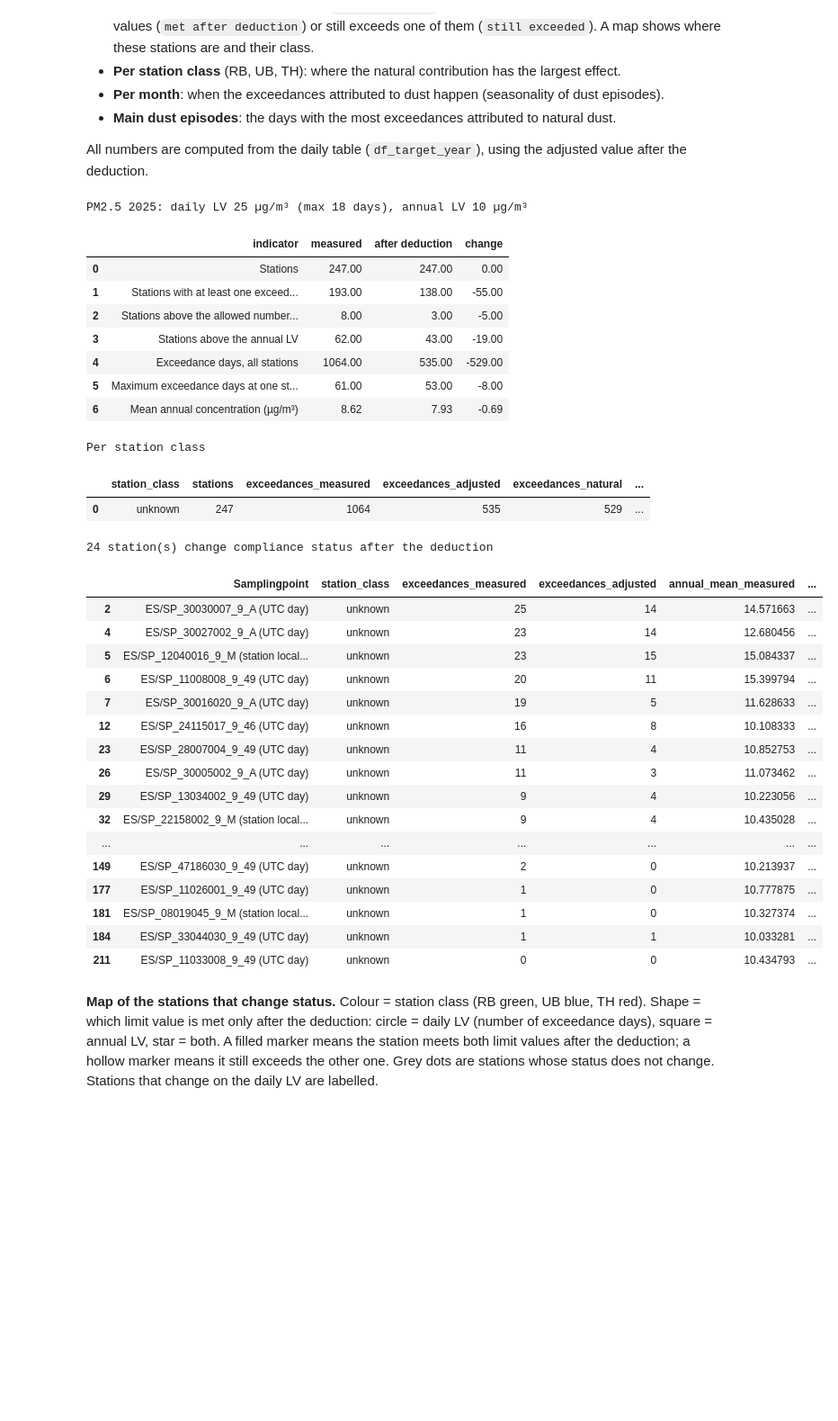
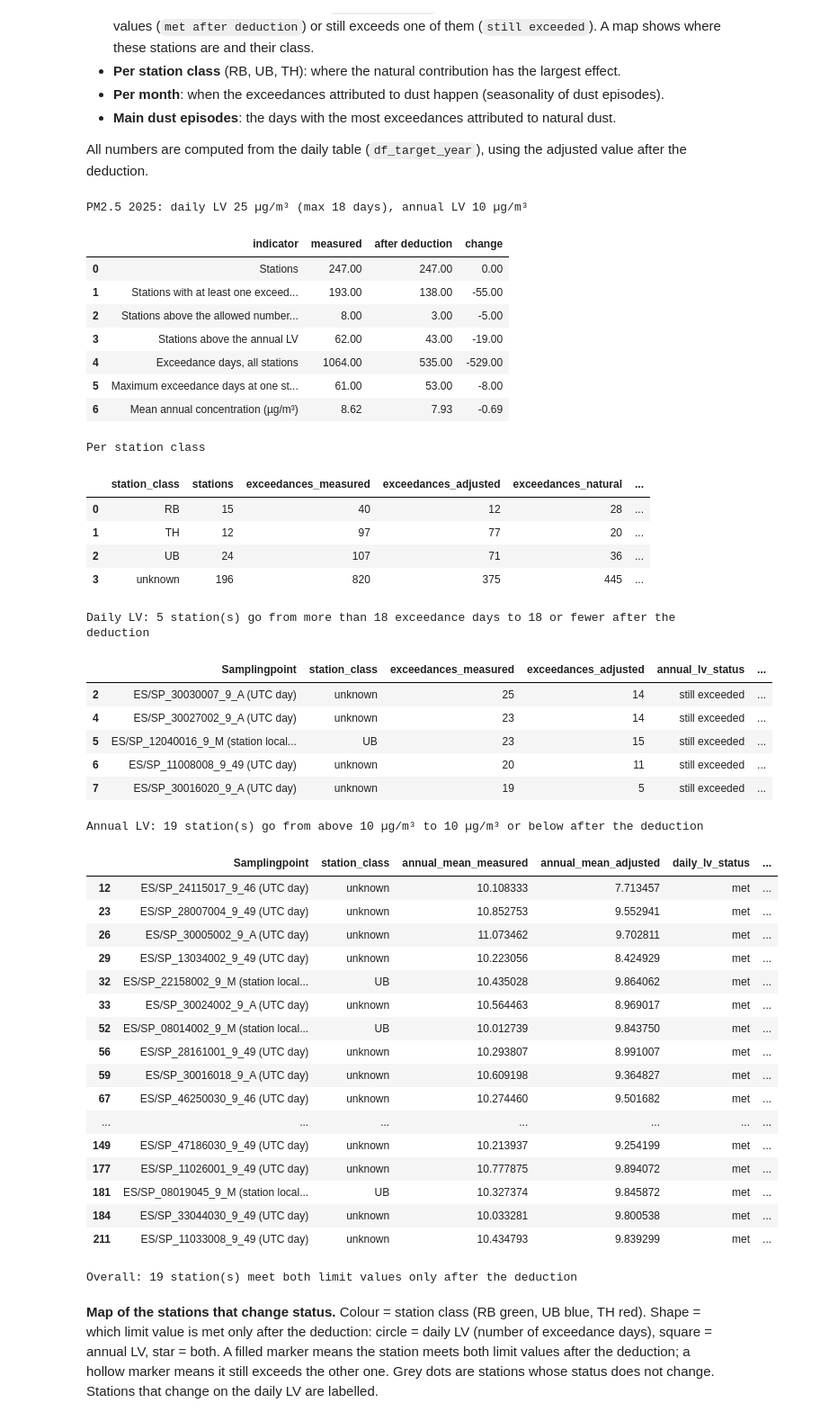
Before and after one commit to rgaratac/dust_tool_test, a Jupyter notebook: Dust_deduction_tool_full copy.ipynb, the cells around one changed output. Shown at 90% size. Cells and saved outputs as stored; diff of their text form; code cells hidden in the pictures; blank space fills up the shorter version.

```diff
--- a/Dust_deduction_tool_full copy.ipynb
+++ b/Dust_deduction_tool_full copy.ipynb
@@ -2278,9 +2278,10 @@ REPORT_COUNTRIES          = Countries   # e.g. ['ES']
 report_daily = df_target_year[
     df_target_year['Samplingpoint'].astype(str).str.startswith(tuple(c + '/' for c in REPORT_COUNTRIES))
 ]
-# Station class (RB/UB/TH) and coordinates come from the pairing table of section 7.
-if 'station_pairing' in globals():
-    report_daily = er.add_station_info(report_daily, station_pairing)
+# Class and coordinates from DataExtract.csv for every station, not only those in the pairing table
+# (with COMBINE_HOURLY_DAILY_FOR_VIZ the report also holds stations of the other resolution).
+report_station_info = pr.build_station_table(pairing_metadata, pollutant=POLLUTANT, countries=REPORT_COUNTRIES)
+report_daily = er.add_station_info(report_daily, report_station_info)
 report_stations = er.station_compliance(
     report_daily,
     daily_limit=POLLUTANT_daily_threshold,
@@ -2293,55 +2294,69 @@ report_changes = report_stations[report_stations['status_change'] != '']
 
 print(f'{POLLUTANT} {YEAR}: daily LV {POLLUTANT_daily_threshold} µg/m³ (max {ALLOWED_DAILY_EXCEEDANCES} days), '
       f'annual LV {POLLUTANT_annual_threshold} µg/m³')
+n_unknown_class = int((report_stations['station_class'] == 'unknown').sum())
+if n_unknown_class:
+    print(f'{n_unknown_class} station(s) not found in DataExtract.csv or with an unknown area/type.')
 display(report_summary)
 print('Per station class')
 display(report_classes)
 
 daily_changes = report_stations[report_stations['daily_lv_status'] == 'met after deduction']
 print(f'\nDaily LV: {len(daily_changes)} station(s) go from more than {ALLOWED_DAILY_EXCEEDANCES} '
       f'exceedance days to {ALLOWED_DAILY_EXCEEDANCES} or fewer after the deduction')
 display(daily_changes[['Samplingpoint', 'station_class', 'exceedances_measured', 'exceedances_adjusted',
                        'annual_lv_status', 'overall_status']])
 
 annual_changes = report_stations[report_stations['annual_lv_status'] == 'met after deduction']
 print(f'\nAnnual LV: {len(annual_changes)} station(s) go from above {POLLUTANT_annual_threshold} µg/m³ '
       f'to {POLLUTANT_annual_threshold} µg/m³ or below after the deduction')
 display(annual_changes[['Samplingpoint', 'station_class', 'annual_mean_measured', 'annual_mean_adjusted',
                         'daily_lv_status', 'overall_status']])
 
 n_compliant = int((report_stations['overall_status'] == 'met after deduction').sum())
 print(f'\nOverall: {n_compliant} station(s) meet both limit values only after the deduction')
 # %% [output]
 PM2.5 2025: daily LV 25 µg/m³ (max 18 days), annual LV 10 µg/m³
 |  | indicator | measured | after deduction | change |
 | 0 | Stations | 247.00 | 247.00 | 0.00 |
 | 1 | Stations with at least one exceed... | 193.00 | 138.00 | -55.00 |
 | 2 | Stations above the allowed number... | 8.00 | 3.00 | -5.00 |
 | 3 | Stations above the annual LV | 62.00 | 43.00 | -19.00 |
 | 4 | Exceedance days, all stations | 1064.00 | 535.00 | -529.00 |
 | 5 | Maximum exceedance days at one st... | 61.00 | 53.00 | -8.00 |
 | 6 | Mean annual concentration (µg/m³) | 8.62 | 7.93 | -0.69 |
 Per station class
 |  | station_class | stations | exceedances_measured | exceedances_adjusted | exceedances_natural | ... |
-| 0 | unknown | 247 | 1064 | 535 | 529 | ... |
+| 0 | RB | 15 | 40 | 12 | 28 | ... |
+| 1 | TH | 12 | 97 | 77 | 20 | ... |
+| 2 | UB | 24 | 107 | 71 | 36 | ... |
+| 3 | unknown | 196 | 820 | 375 | 445 | ... |
-24 station(s) change compliance status after the deduction
+Daily LV: 5 station(s) go from more than 18 exceedance days to 18 or fewer after the deduction
-|  | Samplingpoint | station_class | exceedances_measured | exceedances_adjusted | annual_mean_measured | ... |
-| 2 | ES/SP_30030007_9_A (UTC day) | unknown | 25 | 14 | 14.571663 | ... |
-| 4 | ES/SP_30027002_9_A (UTC day) | unknown | 23 | 14 | 12.680456 | ... |
-| 5 | ES/SP_12040016_9_M (station local... | unknown | 23 | 15 | 15.084337 | ... |
-| 6 | ES/SP_11008008_9_49 (UTC day) | unknown | 20 | 11 | 15.399794 | ... |
-| 7 | ES/SP_30016020_9_A (UTC day) | unknown | 19 | 5 | 11.628633 | ... |
-| 12 | ES/SP_24115017_9_46 (UTC day) | unknown | 16 | 8 | 10.108333 | ... |
-| 23 | ES/SP_28007004_9_49 (UTC day) | unknown | 11 | 4 | 10.852753 | ... |
-| 26 | ES/SP_30005002_9_A (UTC day) | unknown | 11 | 3 | 11.073462 | ... |
-| 29 | ES/SP_13034002_9_49 (UTC day) | unknown | 9 | 4 | 10.223056 | ... |
-| 32 | ES/SP_22158002_9_M (station local... | unknown | 9 | 4 | 10.435028 | ... |
-| ... | ... | ... | ... | ... | ... | ... |
-| 149 | ES/SP_47186030_9_49 (UTC day) | unknown | 2 | 0 | 10.213937 | ... |
-| 177 | ES/SP_11026001_9_49 (UTC day) | unknown | 1 | 0 | 10.777875 | ... |
-| 181 | ES/SP_08019045_9_M (station local... | unknown | 1 | 0 | 10.327374 | ... |
-| 184 | ES/SP_33044030_9_49 (UTC day) | unknown | 1 | 1 | 10.033281 | ... |
-| 211 | ES/SP_11033008_9_49 (UTC day) | unknown | 0 | 0 | 10.434793 | ... |
+|  | Samplingpoint | station_class | exceedances_measured | exceedances_adjusted | annual_lv_status | ... |
+| 2 | ES/SP_30030007_9_A (UTC day) | unknown | 25 | 14 | still exceeded | ... |
+| 4 | ES/SP_30027002_9_A (UTC day) | unknown | 23 | 14 | still exceeded | ... |
+| 5 | ES/SP_12040016_9_M (station local... | UB | 23 | 15 | still exceeded | ... |
+| 6 | ES/SP_11008008_9_49 (UTC day) | unknown | 20 | 11 | still exceeded | ... |
+| 7 | ES/SP_30016020_9_A (UTC day) | unknown | 19 | 5 | still exceeded | ... |
+Annual LV: 19 station(s) go from above 10 µg/m³ to 10 µg/m³ or below after the deduction
+|  | Samplingpoint | station_class | annual_mean_measured | annual_mean_adjusted | daily_lv_status | ... |
+| 12 | ES/SP_24115017_9_46 (UTC day) | unknown | 10.108333 | 7.713457 | met | ... |
+| 23 | ES/SP_28007004_9_49 (UTC day) | unknown | 10.852753 | 9.552941 | met | ... |
+| 26 | ES/SP_30005002_9_A (UTC day) | unknown | 11.073462 | 9.702811 | met | ... |
+| 29 | ES/SP_13034002_9_49 (UTC day) | unknown | 10.223056 | 8.424929 | met | ... |
+| 32 | ES/SP_22158002_9_M (station local... | UB | 10.435028 | 9.864062 | met | ... |
+| 33 | ES/SP_30024002_9_A (UTC day) | unknown | 10.564463 | 8.969017 | met | ... |
+| 52 | ES/SP_08014002_9_M (station local... | UB | 10.012739 | 9.843750 | met | ... |
+| 56 | ES/SP_28161001_9_49 (UTC day) | unknown | 10.293807 | 8.991007 | met | ... |
+| 59 | ES/SP_30016018_9_A (UTC day) | unknown | 10.609198 | 9.364827 | met | ... |
+| 67 | ES/SP_46250030_9_46 (UTC day) | unknown | 10.274460 | 9.501682 | met | ... |
+| ... | ... | ... | ... | ... | ... | ... |
+| 149 | ES/SP_47186030_9_49 (UTC day) | unknown | 10.213937 | 9.254199 | met | ... |
+| 177 | ES/SP_11026001_9_49 (UTC day) | unknown | 10.777875 | 9.894072 | met | ... |
+| 181 | ES/SP_08019045_9_M (station local... | UB | 10.327374 | 9.845872 | met | ... |
+| 184 | ES/SP_33044030_9_49 (UTC day) | unknown | 10.033281 | 9.800538 | met | ... |
+| 211 | ES/SP_11033008_9_49 (UTC day) | unknown | 10.434793 | 9.839299 | met | ... |
+Overall: 19 station(s) meet both limit values only after the deduction
 # %% [markdown]
 **Map of the stations that change status.** Colour = station class (RB green, UB blue, TH red). Shape = which limit value is met only after the deduction: circle = daily LV (number of exceedance days), square = annual LV, star = both. A filled marker means the station meets both limit values after the deduction; a hollow marker means it still exceeds the other one. Grey dots are stations whose status does not change. Stations that change on the daily LV are labelled.
 # %%
```
Also changed, not shown: parts of 3 cells of this notebook.
